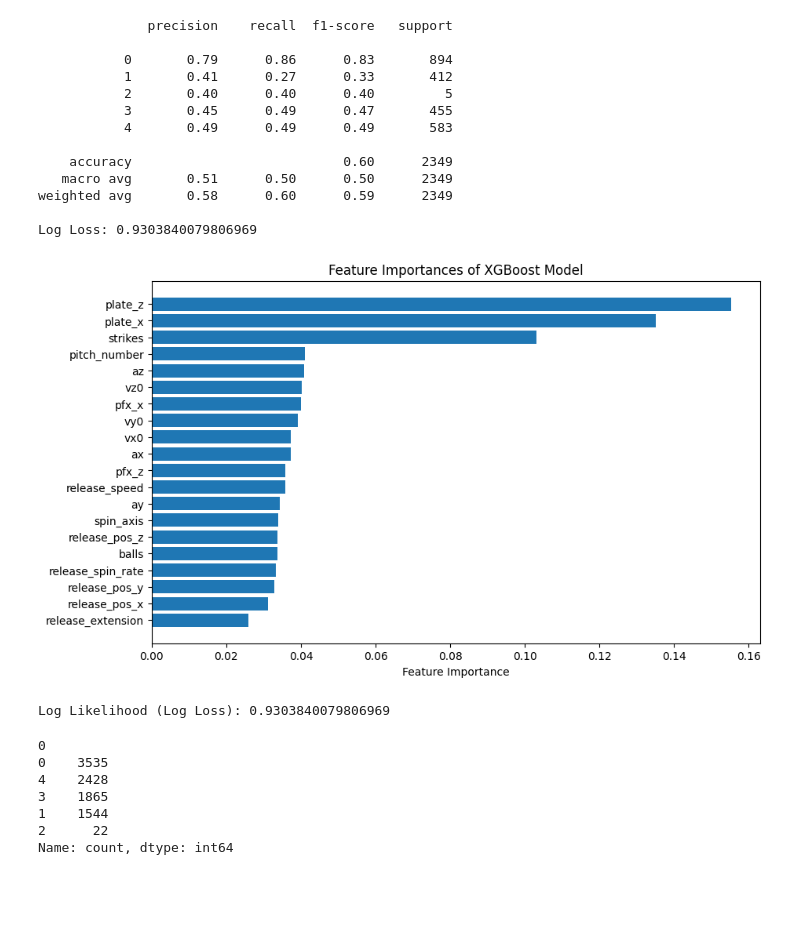
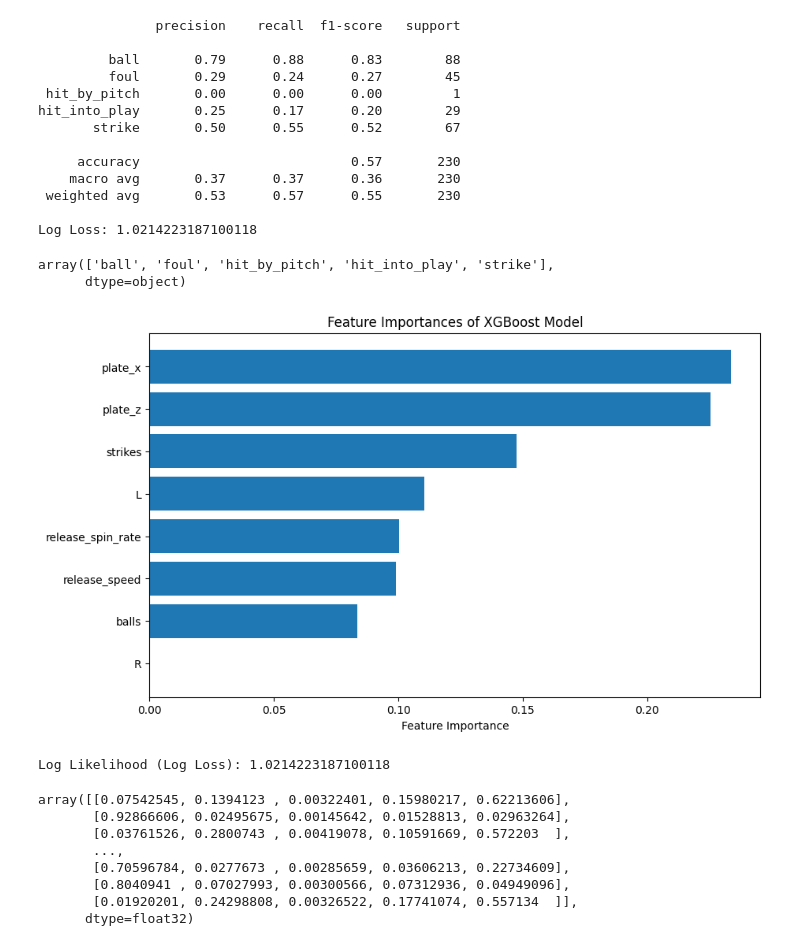
Before and after one commit to reecetec/mlb_simulator, a Jupyter notebook: notebooks/3.4-pitchoutcome-bnn.ipynb, the cells around one changed output. Saved outputs shown, nothing was run; the diff lists cells and outputs as text; code cells hidden in the pictures; blank space fills up the shorter version.

Commit message:
model utils started

```diff
--- a/notebooks/3.4-pitchoutcome-bnn.ipynb
+++ b/notebooks/3.4-pitchoutcome-bnn.ipynb
@@ -23,12 +23,15 @@ soto = 665742
 schneider = 676914
 biggio = 624415
 showtime = 660271
+crowser = 681297
+
 batter = vladdy
 
+
 X_train, y_train, X_test, y_test, encoders = f.get_pitch_outcome_dataset_xgb(batter, split=True)
 # %%
 from src.data.data_utils import query_mlb_db
-batter_id = vladdy
+batter_id = crowser
 data = query_mlb_db(f'''
 select
             case
@@ -40,6 +43,8 @@ select
                 when description='hit_into_play' then 'hit_into_play'
                 else NULL
             end as pitch_outcome,
+
+            p_throws,
 
             pitch_number, strikes, balls,
 
@@ -85,6 +90,8 @@ select
         is not null
         order by game_date asc, at_bat_number asc, pitch_number asc;
 ''')
+# %%
+data = data[['pitch_outcome', 'p_throws', 'strikes', 'balls', 'release_speed', 'release_spin_rate', 'plate_x', 'plate_z']]
 # %%
 # Define features and target
 features = data.drop(columns=['pitch_outcome'])
@@ -117,7 +136,7 @@ from sklearn.metrics import classification_report, log_loss
 # Train the model
 model = Pipeline(steps=[
     ('preprocessor', preprocessor),
-    ('classifier', xgb.XGBClassifier(n_estimators=100, use_label_encoder=False, eval_metric='mlogloss'))
+    ('classifier', xgb.XGBClassifier(n_estimators=25, eval_metric='mlogloss'))
 ])
 
 # Train the model
@@ -127,19 +146,24 @@ model.fit(X_train, y_train)
 y_pred = model.predict(X_test)
 y_prob = model.predict_proba(X_test)
 
-print(classification_report(y_test, y_pred))
+print(classification_report(label_encoder.inverse_transform(y_test), label_encoder.inverse_transform(y_pred)))
 print('Log Loss:', log_loss(y_test, y_prob))
 # %% [output]
-              precision    recall  f1-score   support
+               precision    recall  f1-score   support
 
-           0       0.79      0.86      0.83       894
-           1       0.41      0.27      0.33       412
-           2       0.40      0.40      0.40         5
-           3       0.45      0.49      0.47       455
-           4       0.49      0.49      0.49       583
+         ball       0.79      0.88      0.83        88
+         foul       0.29      0.24      0.27        45
+ hit_by_pitch       0.00      0.00      0.00         1
+hit_into_play       0.25      0.17      0.20        29
+       strike       0.50      0.55      0.52        67
 
-    accuracy                           0.60      2349
-   macro avg       0.51      0.50      0.50      2349
-weighted avg       0.58      0.60      0.59      2349
+     accuracy                           0.57       230
+    macro avg       0.37      0.37      0.36       230
+ weighted avg       0.53      0.57      0.55       230
 
-Log Loss: 0.9303840079806969
+Log Loss: 1.0214223187100118
+# %%
+label_encoder.inverse_transform(list(range(5)))
+# %% [output]
+array(['ball', 'foul', 'hit_by_pitch', 'hit_into_play', 'strike'],
+      dtype=object)
@@ -146,45 +173,44 @@ Log Loss: 0.9303840079806969
 # %%
 import matplotlib.pyplot as plt
 import numpy as np
 from sklearn.metrics import log_loss
 
 # Extract the trained XGBoost model from the pipeline
 xgb_model = model.named_steps['classifier']
 
 # Get feature names after preprocessing
-#nehot_categories = model.named_steps['preprocessor'].named_transformers_['cat'].categories_
-
-#print(onehot_categories)
-#onehot_feature_names = np.concatenate(onehot_categories)
-#feature_names = np.concatenate([numeric_features, onehot_feature_names])
-feature_names = numeric_features
+onehot_categories = model.named_steps['preprocessor'].named_transformers_['cat'].categories_
+onehot_feature_names = np.concatenate(onehot_categories)
+feature_names = np.concatenate([numeric_features, onehot_feature_names])
+#feature_names = numeric_features
 
 # Plot feature importances
 importance = xgb_model.feature_importances_
 sorted_idx = np.argsort(importance)
 
 plt.figure(figsize=(10, 6))
 plt.barh(range(len(sorted_idx)), importance[sorted_idx], align='center')
 plt.yticks(range(len(sorted_idx)), feature_names[sorted_idx])
 plt.xlabel('Feature Importance')
 plt.title('Feature Importances of XGBoost Model')
 plt.show()
 
 # Compute log likelihood (log loss)
 y_prob = model.predict_proba(X_test)
 log_likelihood = log_loss(y_test, y_prob)
 
 print('Log Likelihood (Log Loss):', log_likelihood)
 # %% [output]
-[figure, old version]
+[figure, new version]
-Log Likelihood (Log Loss): 0.9303840079806969
+Log Likelihood (Log Loss): 1.0214223187100118
-# %%
-pd.DataFrame(y_train).value_counts()
-# %% [output]
-0
-0    3535
-4    2428
-3    1865
-1    1544
-2      22
-Name: count, dtype: int64
+# %%
+model.predict_proba(X_train)
+# %% [output]
+array([[0.07542545, 0.1394123 , 0.00322401, 0.15980217, 0.62213606],
+       [0.92866606, 0.02495675, 0.00145642, 0.01528813, 0.02963264],
+       [0.03761526, 0.2800743 , 0.00419078, 0.10591669, 0.572203  ],
+       ...,
+       [0.70596784, 0.0277673 , 0.00285659, 0.03606213, 0.22734609],
+       [0.8040941 , 0.07027993, 0.00300566, 0.07312936, 0.04949096],
+       [0.01920201, 0.24298808, 0.00326522, 0.17741074, 0.557134  ]],
+      dtype=float32)
```
Also changed, not shown: parts of 4 cells of this notebook, 1 other file.
